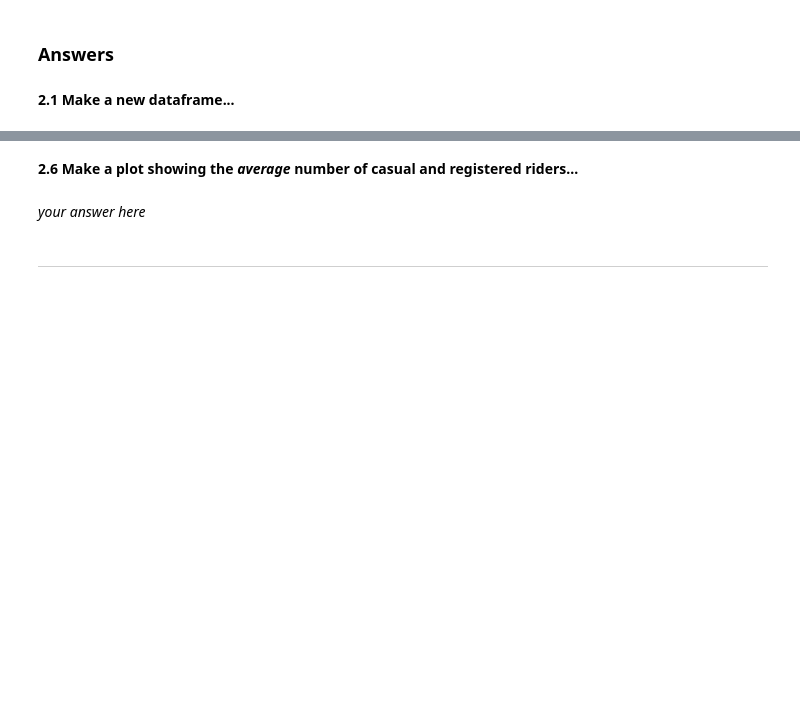
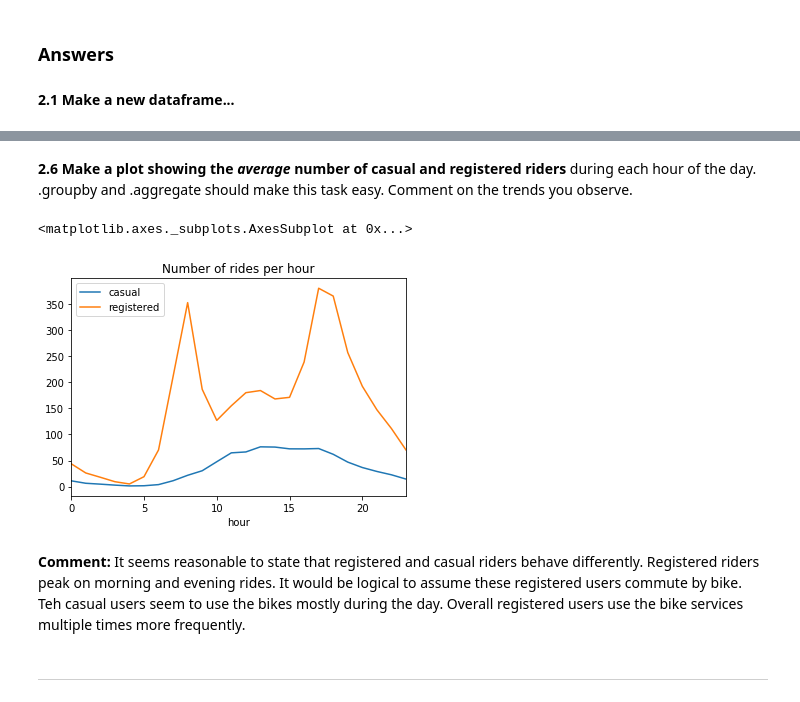
Before and after one commit to CreditPy/2021-s109a, a Jupyter notebook: cs_s109a_hw3/cs_s109a_hw3.ipynb, the cells around one changed output, grey strips where cells are left out. Drawn from its saved outputs; the diff is of its cells as text; code cells hidden in the pictures; blank space fills up the shorter version.

```diff
--- a/cs_s109a_hw3/cs_s109a_hw3.ipynb
+++ b/cs_s109a_hw3/cs_s109a_hw3.ipynb
@@ -207,0 +395,7 @@ Make a plot showing  the _distribution_ of the number of casual and registered r
+# %%
+BSS_train = pd.read_csv("./data/BSS_train.csv")
+BSS_test = pd.read_csv("./data/BSS_test.csv")
+columns_to_drop = ['dteday']
+BSS_train = BSS_train.drop(columns_to_drop, axis=1)
+BSS_test = BSS_test.drop(columns_to_drop, axis=1)
+BSS_train.head()
@@ -208,2 +410,2 @@ Make a plot showing  the _distribution_ of the number of casual and registered r
 # %% [markdown]
-**2.6 Make a plot showing the _average_ number of casual and registered riders...**
+**2.6 Make a plot showing the _average_ number of casual and registered riders** during each hour of the day. .groupby and .aggregate should make this task easy. Comment on the trends you observe.
@@ -214,5 +412,13 @@ Make a plot showing  the _distribution_ of the number of casual and registered r
-# %% [markdown]
-*your answer here*
+# %%
+avg_riders_per_hour = BSS_train.groupby('hour').agg({'casual': 'mean',
+                                                     'registered': 'mean',
+                                                    })
+avg_riders_per_hour.plot(title='Number of rides per hour')
+# %% [output]
+<matplotlib.axes._subplots.AxesSubplot at 0x...>
+[figure, added]
+# %% [markdown]
+**Comment:** It seems reasonable to state that registered and casual riders behave differently. Registered riders peak on morning and evening rides. It would be logical to assume these registered users commute by bike. Teh casual users seem to use the bikes mostly during the day. Overall registered users use the bike services multiple times more frequently.
 # %% [markdown]
 ---
 # %% [markdown]
```
Also changed, not shown: parts of 44 cells of this notebook.
